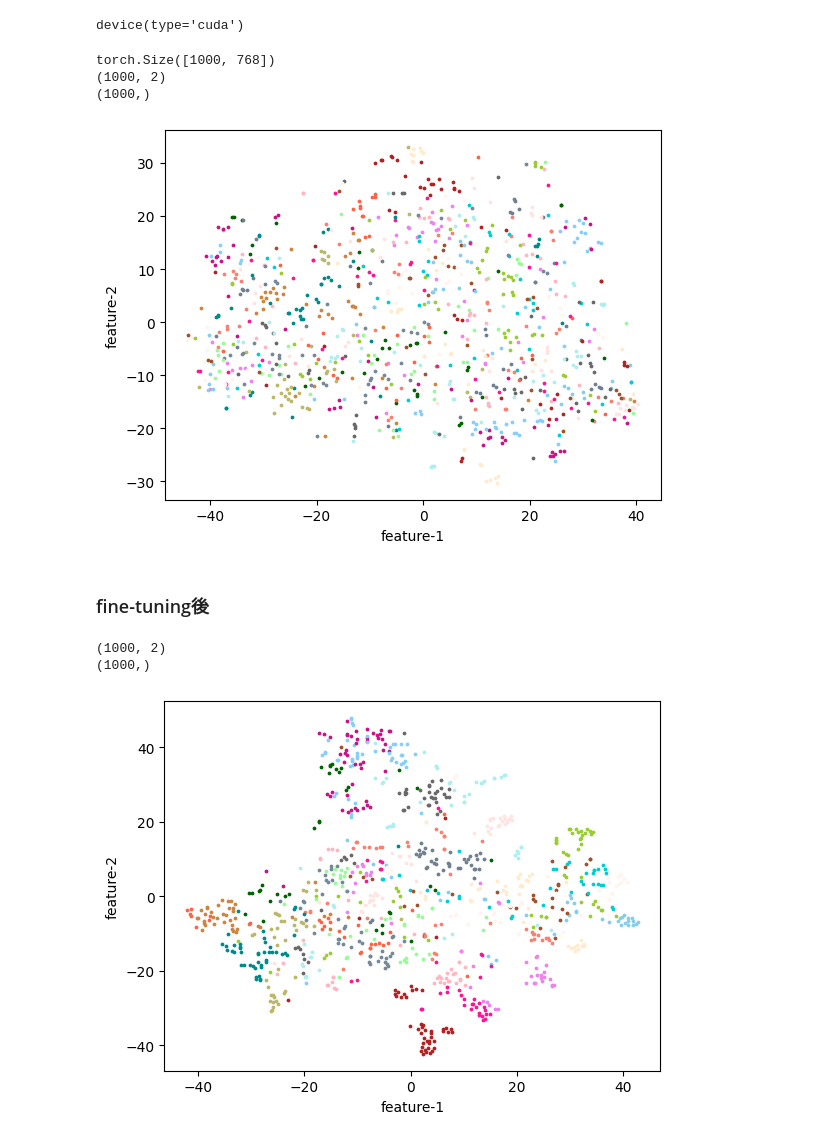
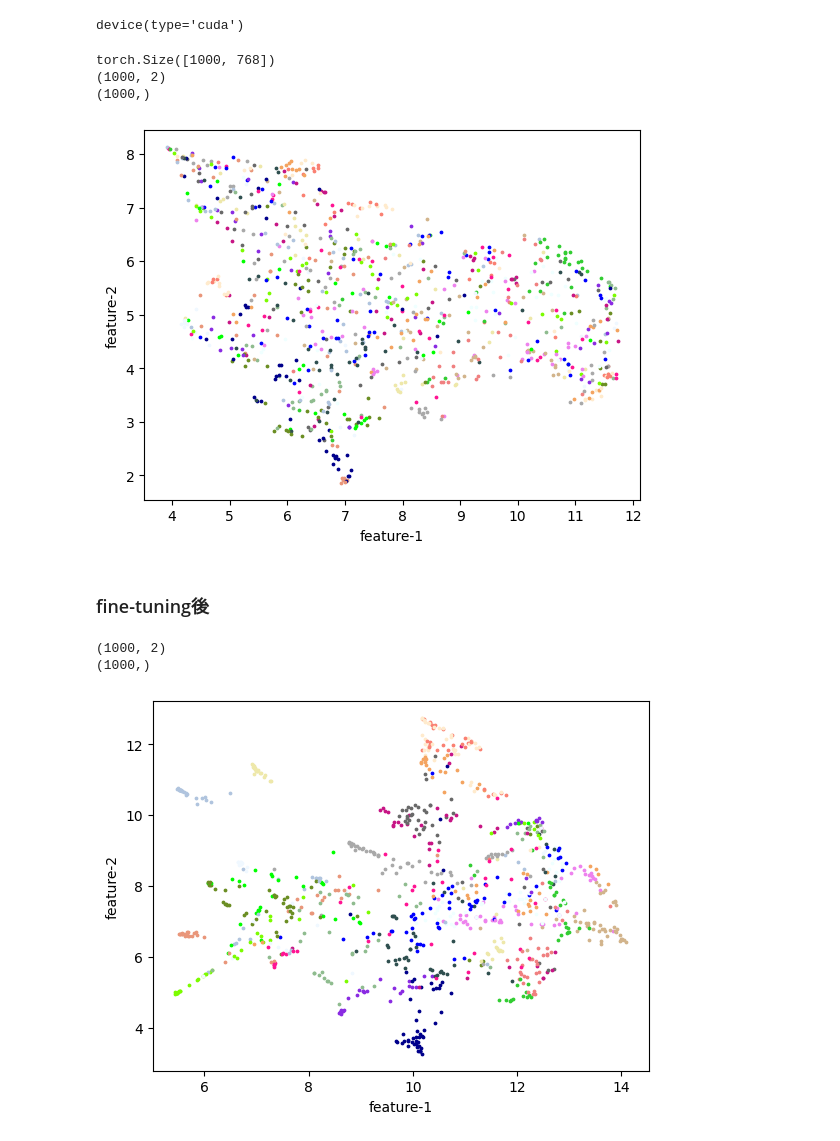
Before and after one commit to HoriiLabWork/lab-work, a Jupyter notebook: asl_vit_finetuning.ipynb, the cells around one changed output. Cells and saved outputs as stored; diff of their text form; code cells hidden in the pictures.

```diff
--- a/asl_vit_finetuning.ipynb
+++ b/asl_vit_finetuning.ipynb
@@ -384,6 +384,8 @@ def CLE_tokens(model, tokenizer, dataset, device):
 # %%
 from sklearn.manifold import TSNE
 from sklearn.decomposition import PCA
+from umap import UMAP
+
 import matplotlib.pyplot as plt
 import matplotlib.colors as colors
 import random
@@ -395,38 +397,40 @@ def choose_colors(num_colors):
     return label2color
 
 def plot_tokens(tokens, labels, label2color):
-    tsne = TSNE(n_components=2)
-    zs = tsne.fit_transform(tokens.numpy())
+    # tsne = TSNE(n_components=2)
+    # zs = tsne.fit_transform(tokens.numpy())
+    umap = UMAP()
+    zs = umap.fit_transform(tokens.numpy())
     ys = labels.numpy()
     print(zs.shape)
     print(ys.shape)
     fig = plt.figure()
     ax = fig.add_subplot()
     ax.set_xlabel('feature-1')
     ax.set_ylabel('feature-2')
 
     for x, y in zip(zs, ys):
         mp = ax.scatter(x[0], x[1],
                         alpha=1,
                         label=id2label[y],
                         c=label2color[y],
                         s=3,
                         cmap="jet")
     plt.show()
 
 label2color = choose_colors(len(label2id))
 
 tokens, labels = CLE_tokens(non_finetuned_model.to(device),
                             feature_extractor,
                             test_dataset,
                             device)
 print(tokens.shape)
 plot_tokens(tokens, labels, label2color)
 # %% [output]
 torch.Size([1000, 768])
 (1000, 2)
 (1000,)
-[figure, old version]
+[figure, new version]
 # %% [markdown]
 ### fine-tuning後
 # %%
@@ -443,4 +447,4 @@ plot_tokens(tokens, labels, label2color)
 # %% [output]
 (1000, 2)
 (1000,)
-[figure, old version]
+[figure, new version]
```
Also changed, not shown: parts of 1 cell of this notebook, 1 other file.
